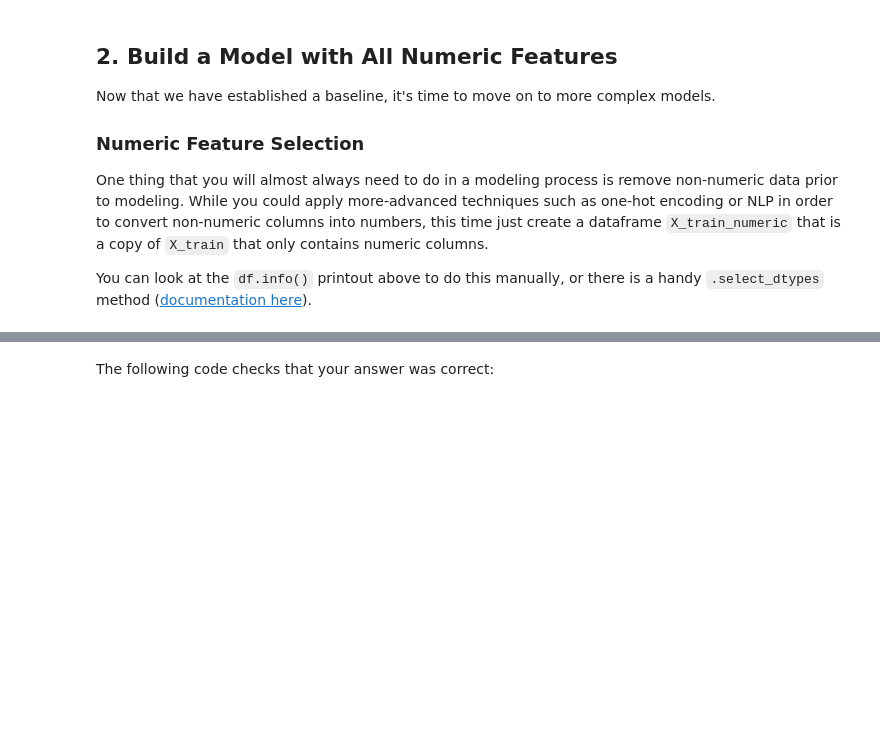
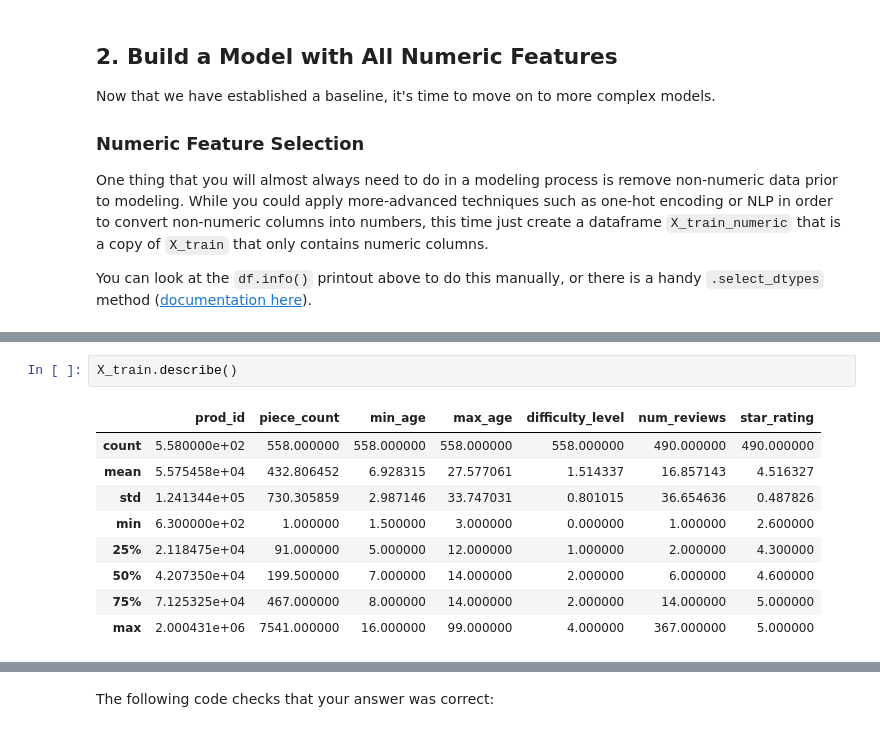
Before and after one commit to learn-co-curriculum/dsc-linear-regression-lab, a Jupyter notebook: index.ipynb, the cells around one changed output, grey strips where cells are left out. Cells and saved outputs as stored; diff of their text form; blank space fills up the shorter version.

```diff
--- a/index.ipynb
+++ b/index.ipynb
@@ -210,3 +273,15 @@ You can look at the `df.info()` printout above to do this manually, or there is
+# %%
+X_train.describe()
+# %% [output]
+|  | prod_id | piece_count | min_age | max_age | difficulty_level | num_reviews | star_rating |
+| count | 5.580000e+02 | 558.000000 | 558.000000 | 558.000000 | 558.000000 | 490.000000 | 490.000000 |
+| mean | 5.575458e+04 | 432.806452 | 6.928315 | 27.577061 | 1.514337 | 16.857143 | 4.516327 |
+| std | 1.241344e+05 | 730.305859 | 2.987146 | 33.747031 | 0.801015 | 36.654636 | 0.487826 |
+| min | 6.300000e+02 | 1.000000 | 1.500000 | 3.000000 | 0.000000 | 1.000000 | 2.600000 |
+| 25% | 2.118475e+04 | 91.000000 | 5.000000 | 12.000000 | 1.000000 | 2.000000 | 4.300000 |
+| 50% | 4.207350e+04 | 199.500000 | 7.000000 | 14.000000 | 2.000000 | 6.000000 | 4.600000 |
+| 75% | 7.125325e+04 | 467.000000 | 8.000000 | 14.000000 | 2.000000 | 14.000000 | 5.000000 |
+| max | 2.000431e+06 | 7541.000000 | 16.000000 | 99.000000 | 4.000000 | 367.000000 | 5.000000 |
 # %%
 # Replace None with appropriate code
 
```
Also changed, not shown: parts of 42 cells of this notebook.
